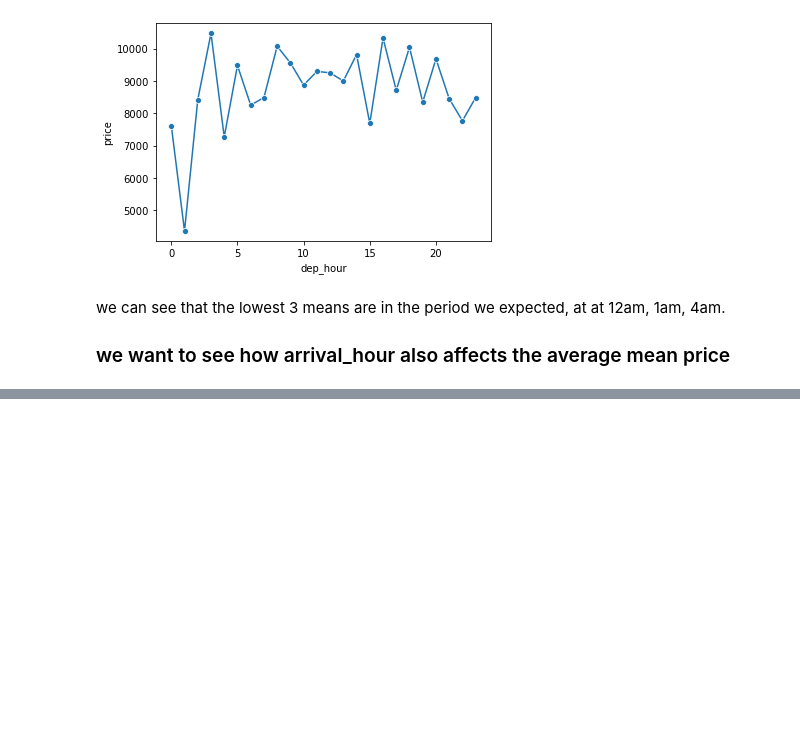
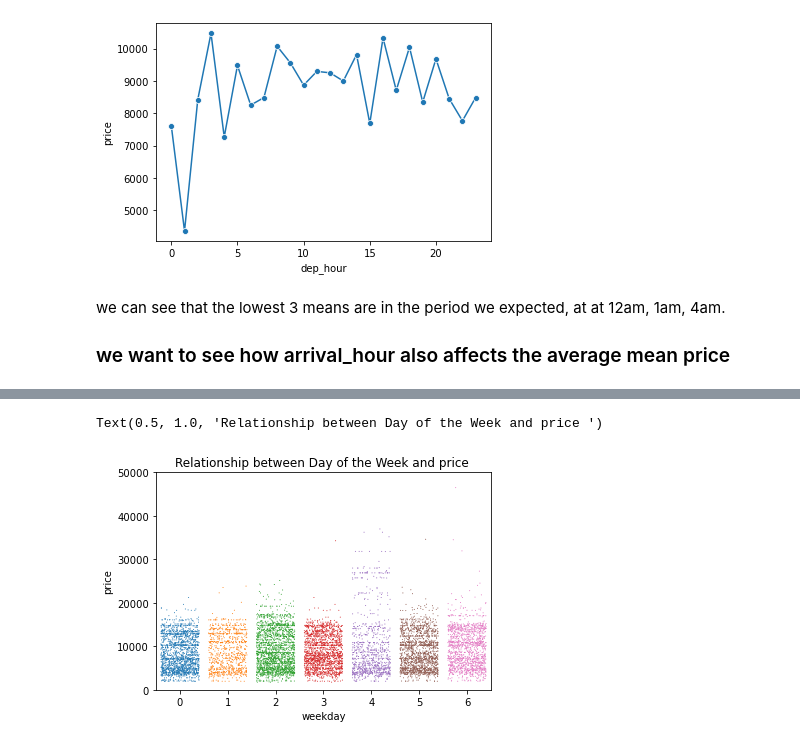
Before and after one commit to HendKordy/flights_analysis, a Jupyter notebook: EDA/EDA.ipynb, the cells around one changed output, grey strips where cells are left out. Drawn from its saved outputs; the diff is of its cells as text; code cells hidden in the pictures; blank space fills up the shorter version.

```diff
--- a/EDA/EDA.ipynb
+++ b/EDA/EDA.ipynb
@@ -316,0 +346,8 @@ ValueError: cannot reindex from a duplicate axis
+# %%
+week_airline = df.groupby(['weekday', 'airline'], as_index= False)['price'].mean()
+sns.stripplot(data = df, x = 'weekday', y = 'price', jitter = 0.4, size = 1)
+plt.ylim(0, 50000)
+plt.title('Relationship between Day of the Week and price ')
+# %% [output]
+Text(0.5, 1.0, 'Relationship between Day of the Week and price ')
+[figure, added]
```
Also changed, not shown: parts of 6 cells of this notebook.
